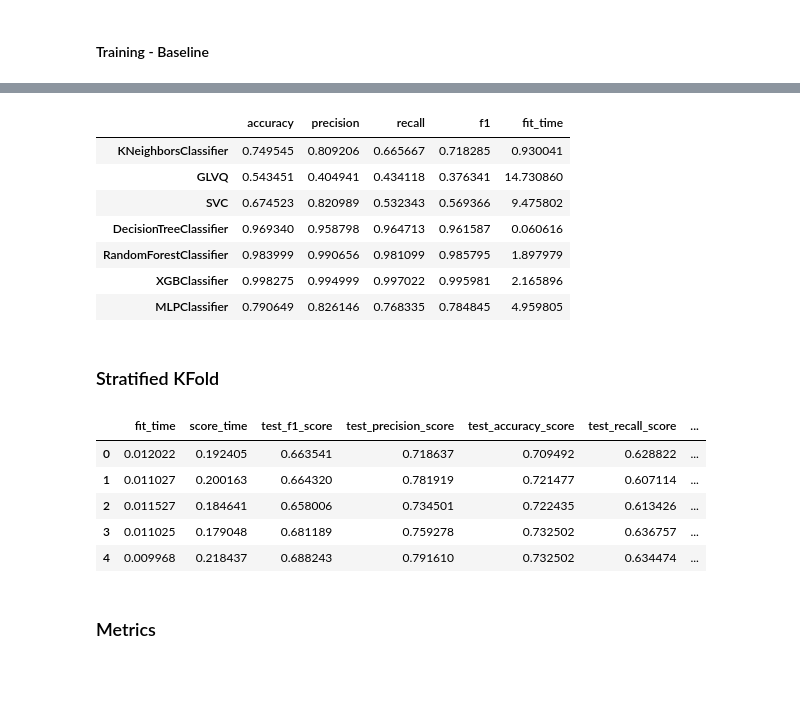
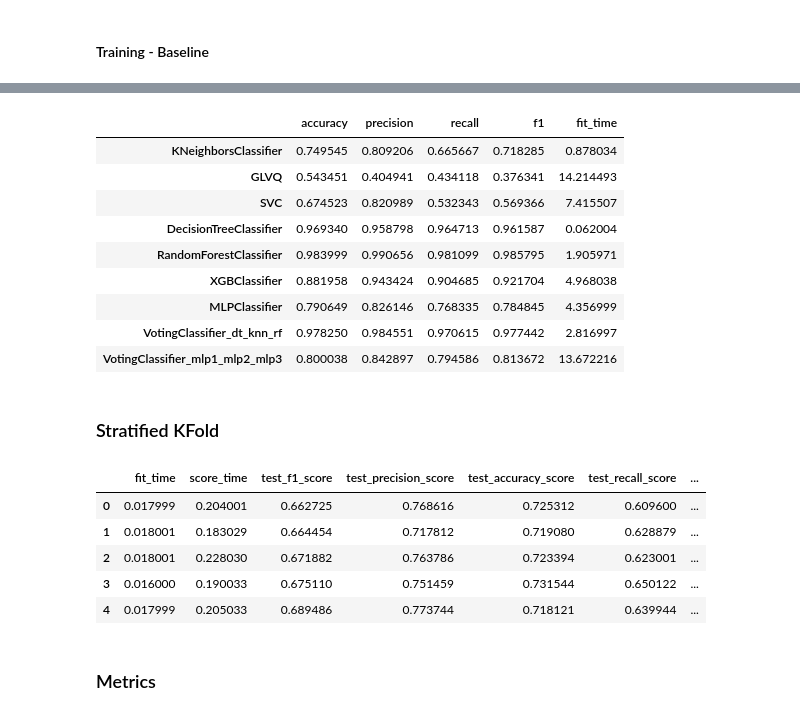
Before and after one commit to MatheusRDG/machine_learning_ufpe_2023_2, a Jupyter notebook: notebooks/03_modeling.ipynb, the cells around one changed output, grey strips where cells are left out. Cells and saved outputs as stored; diff of their text form; code cells hidden in the pictures; blank space fills up the shorter version.

```diff
--- a/notebooks/03_modeling.ipynb
+++ b/notebooks/03_modeling.ipynb
@@ -86,6 +70,10 @@ from sklearn.metrics import accuracy_score, precision_score, f1_score, recall_sc
 # import label encoder
 from sklearn.preprocessing import LabelEncoder
 
+def get_model_name(model):
+    if model.__class__.__name__ == "VotingClassifier":
+        return model.__class__.__name__ + '_' + '_'.join([estimator[0] for estimator in model.estimators])
+    return model.__class__.__name__
 
 # Compute metrics
 def compute_metrics(y_true, y_pred):
@@ -111,6 +99,7 @@ y_test = label_encoder.transform(y_test)
 # %%
 %%time
 
+# Best models of a pre-run are chosen to ensemble
 models = [
     KNeighborsClassifier(),
     GLVQ(),
@@ -119,18 +108,22 @@ models = [
     RandomForestClassifier(),
     XGBClassifier(),
     MLPClassifier(),
+    VotingClassifier(estimators=[('dt', DecisionTreeClassifier()), ('knn', KNeighborsClassifier()), ('rf', RandomForestClassifier())], voting = 'hard'),
+    VotingClassifier(estimators=[('mlp1', MLPClassifier()), ('mlp2', MLPClassifier()), ('mlp3', MLPClassifier()) ], voting = 'hard')
 ]
 
-models_results = {model.__class__.__name__: {} for model in models}
+models_results = {get_model_name(model): {} for model in models}
 
 for model in models:
-    print("Training model: ", model.__class__.__name__)
+    print("Training model: ", get_model_name(model))
 
     timer = Timer()
     model.fit(X_train, y_train)
     metrics = compute_metrics(y_test, model.predict(X_test))
     metrics["fit_time"] = timer()
-    models_results[model.__class__.__name__] = metrics
+
+    # add new name to dataframe
+    models_results[get_model_name(model)] = metrics
 # %% [output]
 Training model:  KNeighborsClassifier
 Training model:  GLVQ
@@ -143,15 +139,17 @@ Wall time: 34.2 s
 # %%
-models_results = pd.DataFrame(models_results).T
+models_results = pd.DataFrame(models_results).T.dropna()
 models_results
 # %% [output]
 |  | accuracy | precision | recall | f1 | fit_time |
-| KNeighborsClassifier | 0.749545 | 0.809206 | 0.665667 | 0.718285 | 0.930041 |
-| GLVQ | 0.543451 | 0.404941 | 0.434118 | 0.376341 | 14.730860 |
-| SVC | 0.674523 | 0.820989 | 0.532343 | 0.569366 | 9.475802 |
-| DecisionTreeClassifier | 0.969340 | 0.958798 | 0.964713 | 0.961587 | 0.060616 |
-| RandomForestClassifier | 0.983999 | 0.990656 | 0.981099 | 0.985795 | 1.897979 |
-| XGBClassifier | 0.998275 | 0.994999 | 0.997022 | 0.995981 | 2.165896 |
-| MLPClassifier | 0.790649 | 0.826146 | 0.768335 | 0.784845 | 4.959805 |
+| KNeighborsClassifier | 0.749545 | 0.809206 | 0.665667 | 0.718285 | 0.878034 |
+| GLVQ | 0.543451 | 0.404941 | 0.434118 | 0.376341 | 14.214493 |
+| SVC | 0.674523 | 0.820989 | 0.532343 | 0.569366 | 7.415507 |
+| DecisionTreeClassifier | 0.969340 | 0.958798 | 0.964713 | 0.961587 | 0.062004 |
+| RandomForestClassifier | 0.983999 | 0.990656 | 0.981099 | 0.985795 | 1.905971 |
+| XGBClassifier | 0.881958 | 0.943424 | 0.904685 | 0.921704 | 4.968038 |
+| MLPClassifier | 0.790649 | 0.826146 | 0.768335 | 0.784845 | 4.356999 |
+| VotingClassifier_dt_knn_rf | 0.978250 | 0.984551 | 0.970615 | 0.977442 | 2.816997 |
+| VotingClassifier_mlp1_mlp2_mlp3 | 0.800038 | 0.842897 | 0.794586 | 0.813672 | 13.672216 |
 # %% [markdown]
 ### Stratified KFold
 # %%
@@ -160,7 +158,7 @@ from sklearn.pipeline import Pipeline
 from sklearn.preprocessing import StandardScaler, LabelEncoder
 
 def stratified_cross_val(model_list, data, n_folds=30, n_splits=10):
-    model_results = {type(model).__name__: [] for model in model_list}
+    model_results = {get_model_name(model): [] for model in model_list}
 
     cv = StratifiedKFold(n_splits=n_splits, shuffle=True)
 
@@ -189,7 +187,7 @@ def stratified_cross_val(model_list, data, n_folds=30, n_splits=10):
                 },
                 n_jobs=-1,
             )
-            model_results[type(model).__name__].append(iter_scores)
+            model_results[get_model_name(model)].append(iter_scores)
 
     return model_results
 
@@ -223,26 +221,28 @@ def model_results_to_df(model_results):
 # %%
 models = [
     KNeighborsClassifier(),
     GLVQ(),
     SVC(),
     DecisionTreeClassifier(),
     RandomForestClassifier(),
     XGBClassifier(),
     MLPClassifier(),
+    VotingClassifier(estimators=[('dt', DecisionTreeClassifier()), ('knn', KNeighborsClassifier()), ('rf', RandomForestClassifier())], voting = 'hard'),
+    VotingClassifier(estimators=[('mlp1', MLPClassifier()), ('mlp2', MLPClassifier()), ('mlp3', MLPClassifier()) ], voting = 'hard')
 ]
 
 stratified_crossval_results = model_results_to_df(
     stratified_cross_val(models, ds_train, n_folds=10, n_splits=5)
 )
 
 stratified_crossval_results.head().style
 # %% [output]
 |  | fit_time | score_time | test_f1_score | test_precision_score | test_accuracy_score | test_recall_score | ... |
-| 0 | 0.012022 | 0.192405 | 0.663541 | 0.718637 | 0.709492 | 0.628822 | ... |
-| 1 | 0.011027 | 0.200163 | 0.664320 | 0.781919 | 0.721477 | 0.607114 | ... |
-| 2 | 0.011527 | 0.184641 | 0.658006 | 0.734501 | 0.722435 | 0.613426 | ... |
-| 3 | 0.011025 | 0.179048 | 0.681189 | 0.759278 | 0.732502 | 0.636757 | ... |
-| 4 | 0.009968 | 0.218437 | 0.688243 | 0.791610 | 0.732502 | 0.634474 | ... |
+| 0 | 0.017999 | 0.204001 | 0.662725 | 0.768616 | 0.725312 | 0.609600 | ... |
+| 1 | 0.018001 | 0.183029 | 0.664454 | 0.717812 | 0.719080 | 0.628879 | ... |
+| 2 | 0.018001 | 0.228030 | 0.671882 | 0.763786 | 0.723394 | 0.623001 | ... |
+| 3 | 0.016000 | 0.190033 | 0.675110 | 0.751459 | 0.731544 | 0.650122 | ... |
+| 4 | 0.017999 | 0.205033 | 0.689486 | 0.773744 | 0.718121 | 0.639944 | ... |
 # %% [markdown]
 ### Metrics
 # %%
```
Also changed, not shown: parts of 13 cells of this notebook.
